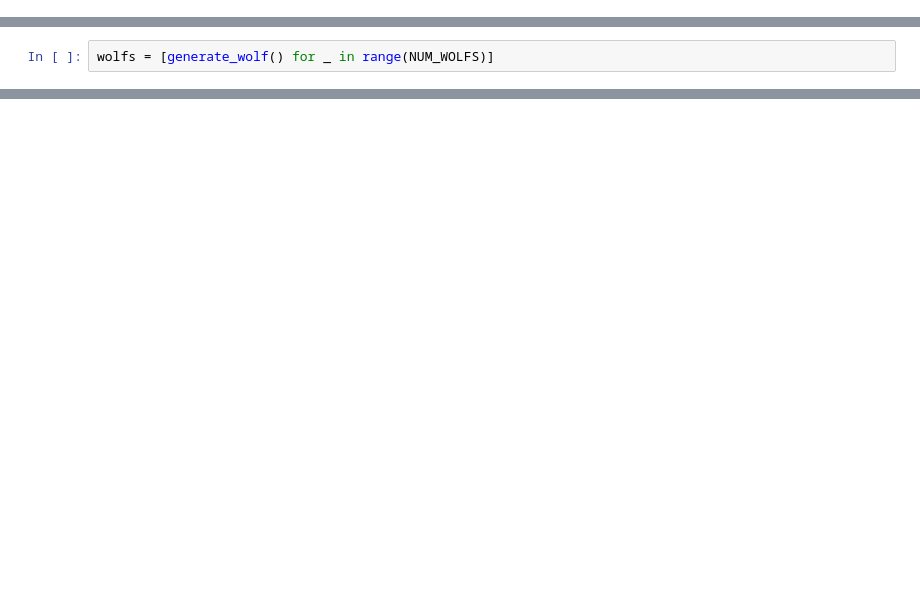
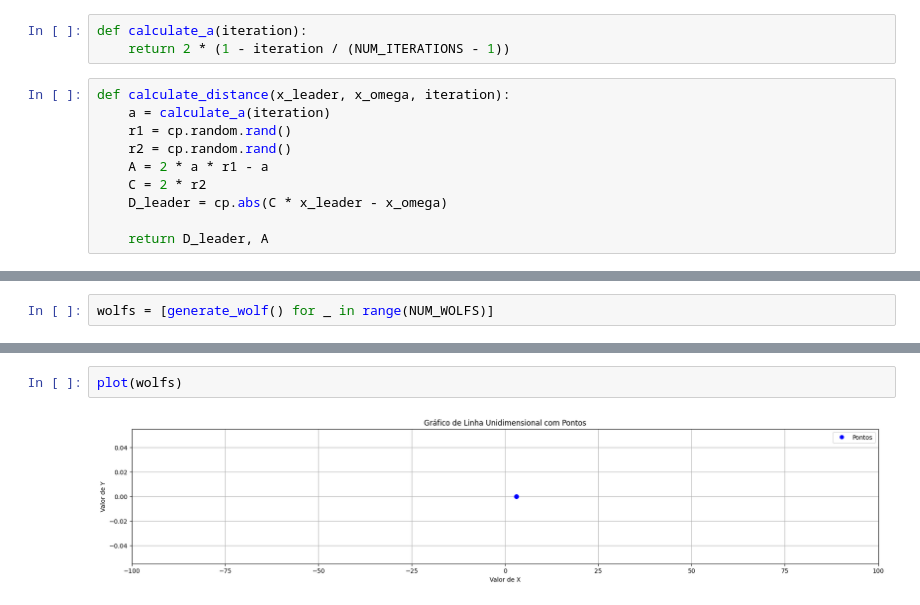
Before and after one commit to pachecowillians/grey-wolf-optimization, a Jupyter notebook: gwp.ipynb, the cells around one changed output, grey strips where cells are left out. Drawn from its saved outputs; the diff is of its cells as text; blank space fills up the shorter version.

```diff
--- a/gwp.ipynb
+++ b/gwp.ipynb
@@ -19,0 +27,13 @@ def determine_leaders(wolfs):
+# %%
+def calculate_a(iteration):
+    return 2 * (1 - iteration / (NUM_ITERATIONS - 1))
+# %%
+def calculate_distance(x_leader, x_omega, iteration):
+    a = calculate_a(iteration)
+    r1 = cp.random.rand()
+    r2 = cp.random.rand()
+    A = 2 * a * r1 - a
+    C = 2 * r2
+    D_leader = cp.abs(C * x_leader - x_omega)
+
+    return D_leader, A
@@ -25,0 +92,4 @@ determine_leaders(wolfs)
+# %%
+plot(wolfs)
+# %% [output]
+[figure, added]
```
Also changed, not shown: parts of 9 cells of this notebook.
